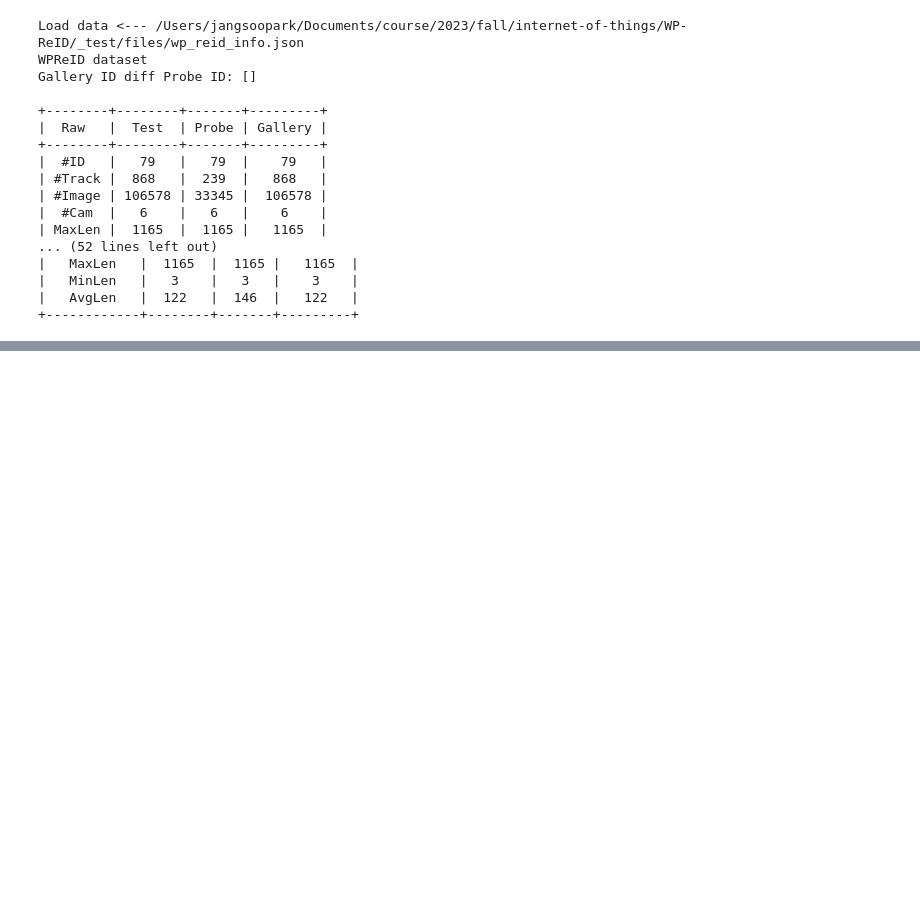
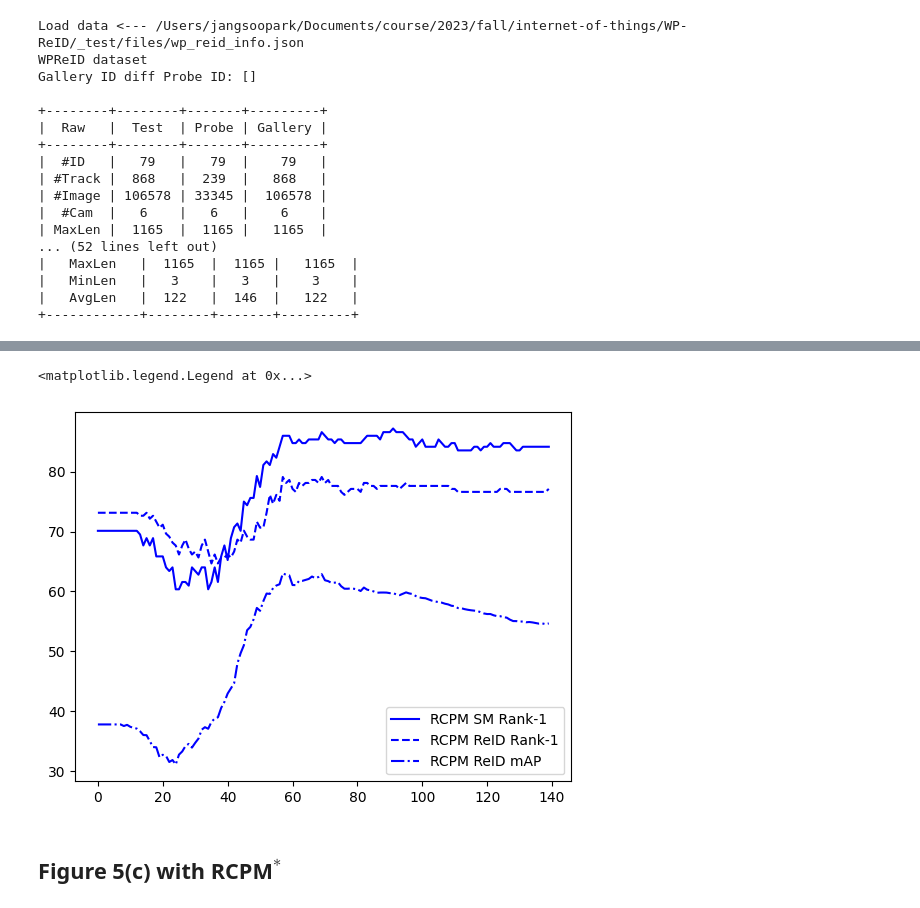
Before and after one commit to jangsoopark/Figure.5-WP-ReID, a Jupyter notebook: notebook/Figure5.ipynb, the cells around one changed output, grey strips where cells are left out. Saved outputs shown, nothing was run; the diff lists cells and outputs as text; code cells hidden in the pictures; blank space fills up the shorter version.

```diff
--- a/notebook/Figure5.ipynb
+++ b/notebook/Figure5.ipynb
@@ -246,0 +257,31 @@ KeyboardInterrupt
+# %%
+k = 8
+# sigma = 74
+max_iters = 4
+
+distmat = utils.DataPacker.load(mmt_duke_dist_file)['g2g_distmat']
+
+history_sigma = {
+    'cmc_reid': [],
+    'mAP_reid': [],
+    'cmc_SM': []
+}
+for sigma in range(1, 141):
+
+    history = ablation_update_with_gps(
+        distmat,
+        wp_reid_dataset.test_info,
+        wp_reid_dataset.probe_index,
+        wp_reid_dataset.gallery_index,
+        wp_reid_dataset.gps_info,
+        wp_reid_dataset.trajectory_info,
+        k=k,
+        delta=sigma,
+        iters=max_iters
+    )
+
+    history_sigma['cmc_reid'].append(history['cmc_reid'][-1])
+    history_sigma['mAP_reid'].append(history['mAP_reid'][-1])
+    history_sigma['cmc_SM'].append(history['cmc_SM'][-1])
+
+# print(cmc_reid, mAP_reid, cmc_SM)
@@ -246,0 +306,11 @@ KeyboardInterrupt
+# %%
+plt.plot(list(range(140)), history_sigma['cmc_SM'], '-', color='blue', label='RCPM SM Rank-1')
+plt.plot(list(range(140)), history_sigma['cmc_reid'], '--', color='blue', label='RCPM ReID Rank-1')
+plt.plot(list(range(140)), history_sigma['mAP_reid'], '-.', color='blue', label='RCPM ReID mAP')
+
+plt.legend()
+# %% [output]
+<matplotlib.legend.Legend at 0x...>
+[figure, added]
+# %% [markdown]
+## Figure 5(c) with RCPM$^*$
```
Also changed, not shown: parts of 18 cells of this notebook, 8 other files.
